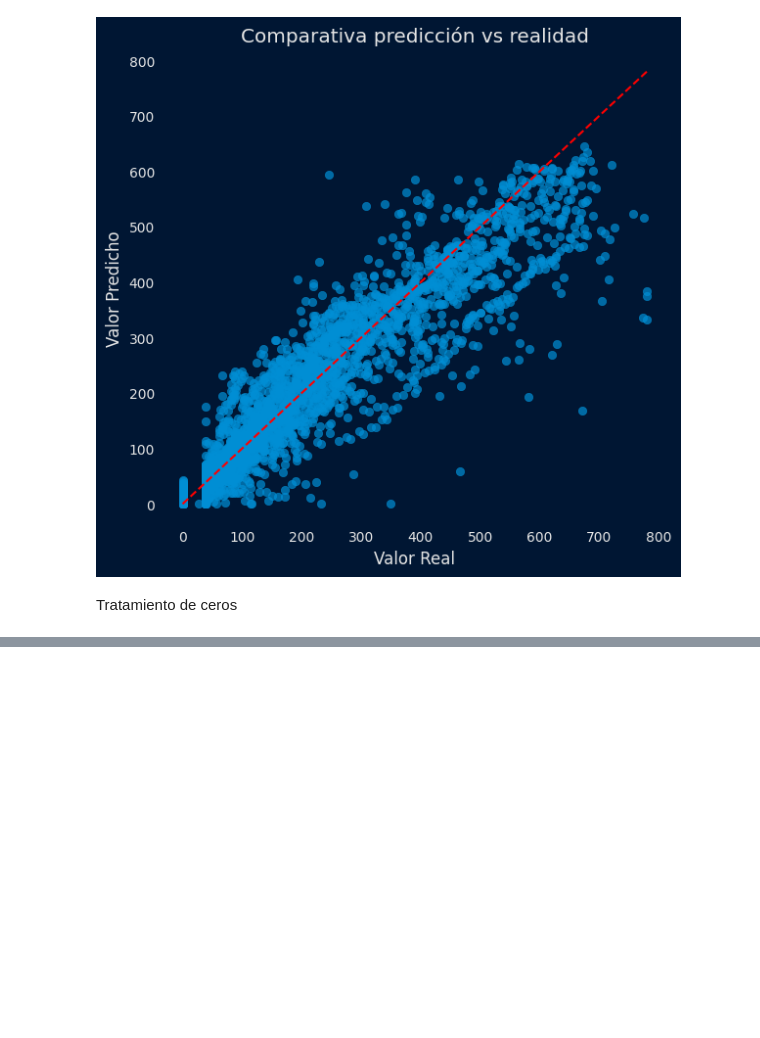
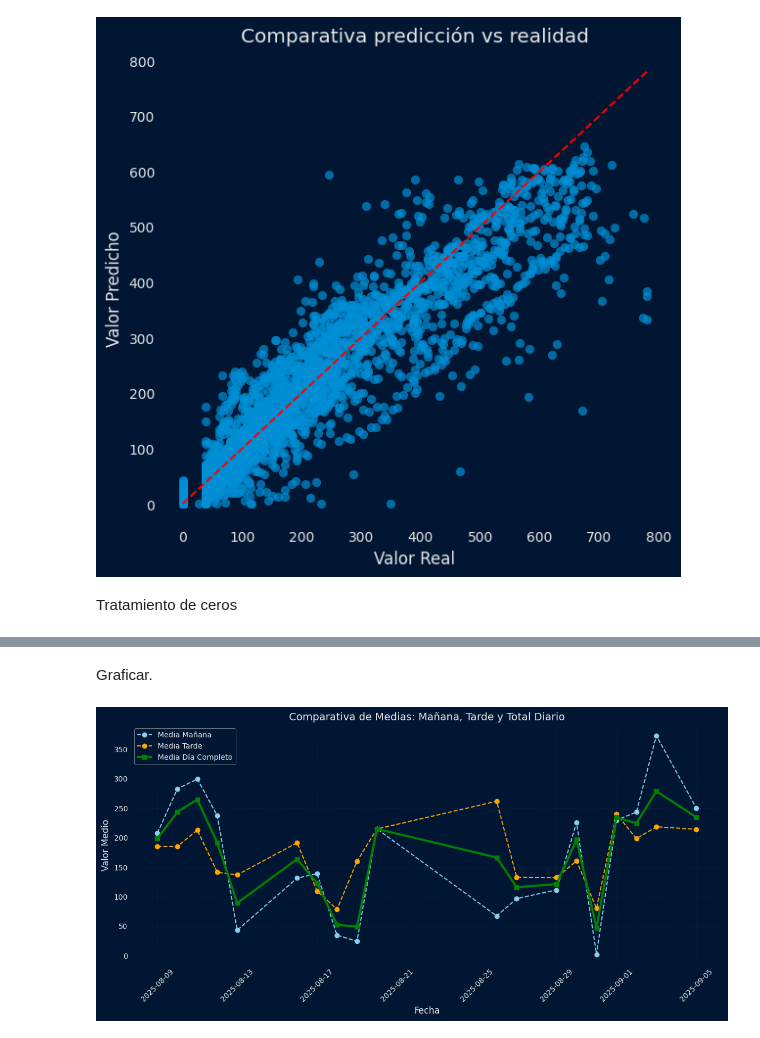
Before and after one commit to GuilleBlancoUC/TFG---IA-DE-PREDICCION-FOTOVOLTAICA, a Jupyter notebook: 3 - Código/ForescastCTC.ipynb, the cells around one changed output, grey strips where cells are left out. Saved outputs shown, nothing was run; the diff lists cells and outputs as text; code cells hidden in the pictures; blank space fills up the shorter version.

```diff
--- a/3 - Código/ForescastCTC.ipynb
+++ b/3 - Código/ForescastCTC.ipynb
@@ -410,0 +414,27 @@ Name: pred, Length: 130, dtype: float64
+# %%
+pred_clas = pd.DataFrame({
+    'datetime': datet,
+    'prediction': pred.values
+})
+
+h = pred_clas['datetime'].dt.hour
+condiciones = [(h >= 7) & (h < 13), (h >= 13) & (h < 20)] #[7,13) mañana, [13,20) tarde
+elecciones = ['mañana', 'tarde']
+
+pred_clas['periodo'] = np.select(condiciones, elecciones, default=None)
+pred_clas = pred_clas.dropna(subset=['periodo'])
+
+pred_clas['dia'] = pred_clas['datetime'].dt.date
+
+media_diaria_total = pred_clas.groupby('dia')['prediction'].mean().reset_index() #media diaria
+media_diaria_total.columns = ['dia', 'media']
+
+pred_clas = pred_clas.pivot_table(index='dia', columns='periodo', values='prediction', aggfunc='mean').reset_index()
+
+pred_clas.columns.name = None
+
+pred_clas = pred_clas.merge(media_diaria_total, on='dia')
+
+pred_clas.dropna(inplace=True)
+
+pred_clas.head()
@@ -410,0 +448,22 @@ Name: pred, Length: 130, dtype: float64
+# %% [markdown]
+Graficar.
+# %%
+plt.figure(figsize=(12, 6))
+
+fecha_limite = pd.to_datetime('2025-09-05').date()
+data_plot = pred_clas[pred_clas['dia'] <= fecha_limite]
+
+plt.plot(data_plot['dia'], data_plot['mañana'], label='Media Mañana', color='skyblue', marker='o', linestyle='--')
+plt.plot(data_plot['dia'], data_plot['tarde'], label='Media Tarde', color='orange', marker='o', linestyle='--')
+plt.plot(data_plot['dia'], data_plot['media'], label='Media Día Completo', color='green', linewidth=3, marker='s')
+plt.title('Comparativa de Medias: Mañana, Tarde y Total Diario', fontsize=14)
+plt.xlabel('Fecha', fontsize=12)
+plt.ylabel('Valor Medio', fontsize=12)
+plt.xticks(rotation=45)
+plt.legend()
+plt.grid(True, linestyle=':', alpha=0.6)
+
+plt.tight_layout()
+plt.show()
+# %% [output]
+[figure, added]
```
Also changed, not shown: parts of 17 cells of this notebook, 16 other files.
